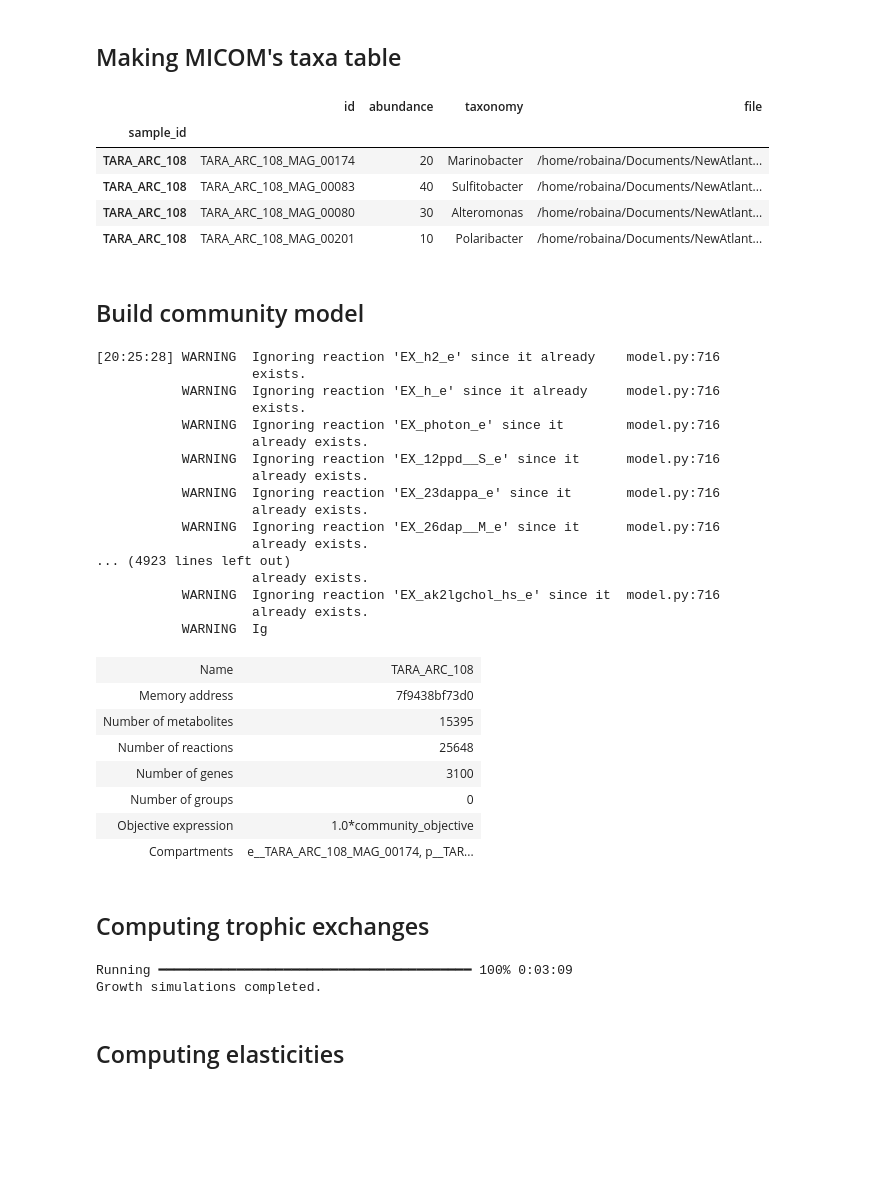
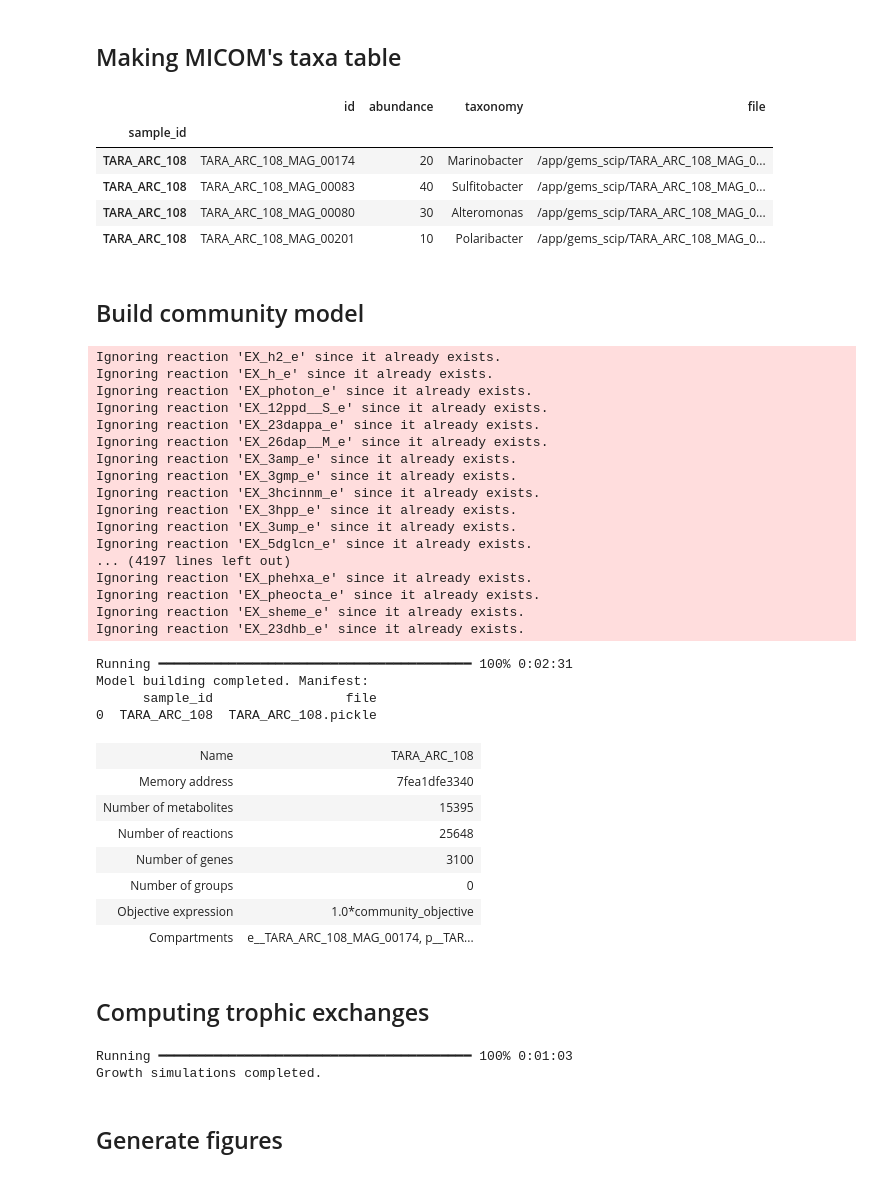
Before and after one commit to Robaina/cgem-forge, a Jupyter notebook: notebooks/cgem_pipeline_docker.ipynb, the cells around one changed output. Cells and saved outputs as stored; diff of their text form; code cells hidden in the pictures; blank space fills up the shorter version.

Commit message:
updatae docker

```diff
--- a/notebooks/cgem_pipeline_docker.ipynb
+++ b/notebooks/cgem_pipeline_docker.ipynb
@@ -134,22 +134,22 @@ docker run --rm \
 # %%
 import pandas as pd
 
-taxa = pd.read_csv("test_docker_micom/micom_database.tsv", sep="\t", index_col=0)
+taxa = pd.read_csv("../tests/test_docker_micom/micom_database.tsv", sep="\t", index_col=0)
 taxa.head()
 # %% [output]
 |  | id | abundance | taxonomy | file |
 | sample_id |  |  |  |  |
-| TARA_ARC_108 | TARA_ARC_108_MAG_00174 | 20 | Marinobacter | /home/robaina/Documents/NewAtlant... |
-| TARA_ARC_108 | TARA_ARC_108_MAG_00083 | 40 | Sulfitobacter | /home/robaina/Documents/NewAtlant... |
-| TARA_ARC_108 | TARA_ARC_108_MAG_00080 | 30 | Alteromonas | /home/robaina/Documents/NewAtlant... |
-| TARA_ARC_108 | TARA_ARC_108_MAG_00201 | 10 | Polaribacter | /home/robaina/Documents/NewAtlant... |
+| TARA_ARC_108 | TARA_ARC_108_MAG_00174 | 20 | Marinobacter | /app/gems_scip/TARA_ARC_108_MAG_0... |
+| TARA_ARC_108 | TARA_ARC_108_MAG_00083 | 40 | Sulfitobacter | /app/gems_scip/TARA_ARC_108_MAG_0... |
+| TARA_ARC_108 | TARA_ARC_108_MAG_00080 | 30 | Alteromonas | /app/gems_scip/TARA_ARC_108_MAG_0... |
+| TARA_ARC_108 | TARA_ARC_108_MAG_00201 | 10 | Polaribacter | /app/gems_scip/TARA_ARC_108_MAG_0... |
 # %% [markdown]
 ## Build community model
 # %%
 %%bash
 
-GEMS_DIR="/home/robaina/Documents/NewAtlantis/microcom/tests/gems_scip"
-INPUT_DIR="/home/robaina/Documents/NewAtlantis/microcom/test_docker_micom"
+GEMS_DIR="/home/robaina/Documents/NewAtlantis/microcom/tests/test_docker_carveme/gems"
+INPUT_DIR="/home/robaina/Documents/NewAtlantis/microcom/tests/test_docker_micom"
 RESULTS_DIR="/home/robaina/Documents/NewAtlantis/microcom/test_docker_micom"
 mkdir -p "${RESULTS_DIR}"
 
@@ -162,34 +162,39 @@ docker run --rm \
   --taxa_table /app/data/micom_database.tsv \
   --outdir /app/results \
   --abundance_cutoff 0.01 \
+  --gems_dir /app/gems_scip \
   --threads 10 \
   --solver "hybrid"
 # %% [output]
-[20:25:28] WARNING  Ignoring reaction 'EX_h2_e' since it already    model.py:716
-                    exists.
-           WARNING  Ignoring reaction 'EX_h_e' since it already     model.py:716
-                    exists.
-           WARNING  Ignoring reaction 'EX_photon_e' since it        model.py:716
-                    already exists.
-           WARNING  Ignoring reaction 'EX_12ppd__S_e' since it      model.py:716
-                    already exists.
-           WARNING  Ignoring reaction 'EX_23dappa_e' since it       model.py:716
-                    already exists.
-           WARNING  Ignoring reaction 'EX_26dap__M_e' since it      model.py:716
-                    already exists.
-... (4923 lines left out)
-                    already exists.
-           WARNING  Ignoring reaction 'EX_ak2lgchol_hs_e' since it  model.py:716
-                    already exists.
-           WARNING  Ig
+Ignoring reaction 'EX_h2_e' since it already exists.
+Ignoring reaction 'EX_h_e' since it already exists.
+Ignoring reaction 'EX_photon_e' since it already exists.
+Ignoring reaction 'EX_12ppd__S_e' since it already exists.
+Ignoring reaction 'EX_23dappa_e' since it already exists.
+Ignoring reaction 'EX_26dap__M_e' since it already exists.
+Ignoring reaction 'EX_3amp_e' since it already exists.
+Ignoring reaction 'EX_3gmp_e' since it already exists.
+Ignoring reaction 'EX_3hcinnm_e' since it already exists.
+Ignoring reaction 'EX_3hpp_e' since it already exists.
+Ignoring reaction 'EX_3ump_e' since it already exists.
+Ignoring reaction 'EX_5dglcn_e' since it already exists.
+... (4197 lines left out)
+Ignoring reaction 'EX_phehxa_e' since it already exists.
+Ignoring reaction 'EX_pheocta_e' since it already exists.
+Ignoring reaction 'EX_sheme_e' since it already exists.
+Ignoring reaction 'EX_23dhb_e' since it already exists.
+Running ━━━━━━━━━━━━━━━━━━━━━━━━━━━━━━━━━━━━━━━━ 100% 0:02:31
+Model building completed. Manifest:
+      sample_id                 file
+0  TARA_ARC_108  TARA_ARC_108.pickle
 # %%
 from micom import load_pickle
 
-cgem = load_pickle("test_docker_micom/TARA_ARC_108.pickle")
+cgem = load_pickle("../tests/test_docker_micom/TARA_ARC_108.pickle")
 cgem
 # %% [output]
 | Name | TARA_ARC_108 |
-| Memory address | 7f9438bf73d0 |
+| Memory address | 7fea1dfe3340 |
 | Number of metabolites | 15395 |
 | Number of reactions | 25648 |
 | Number of genes | 3100 |
@@ -201,8 +206,7 @@ cgem
 # %%
 %%bash
 
-RESULTS_DIR="/home/robaina/Documents/NewAtlantis/microcom/test_docker_micom"
-mkdir -p "${RESULTS_DIR}"
+RESULTS_DIR="/home/robaina/Documents/NewAtlantis/microcom/tests/test_docker_micom"
 
 docker run --rm \
   -v "${RESULTS_DIR}:/app/results" \
@@ -215,7 +219,7 @@ docker run --rm \
   --threads 12 \
   --out_exchanges /app/results/exchanges.tsv
 # %% [output]
-Running ━━━━━━━━━━━━━━━━━━━━━━━━━━━━━━━━━━━━━━━━ 100% 0:03:09
+Running ━━━━━━━━━━━━━━━━━━━━━━━━━━━━━━━━━━━━━━━━ 100% 0:01:03
 Growth simulations completed.
-# %% [markdown]
-## Computing elasticities
+# %% [markdown]
+## Generate figures
```
Also changed, not shown: parts of 10 cells of this notebook, 24 other files.
